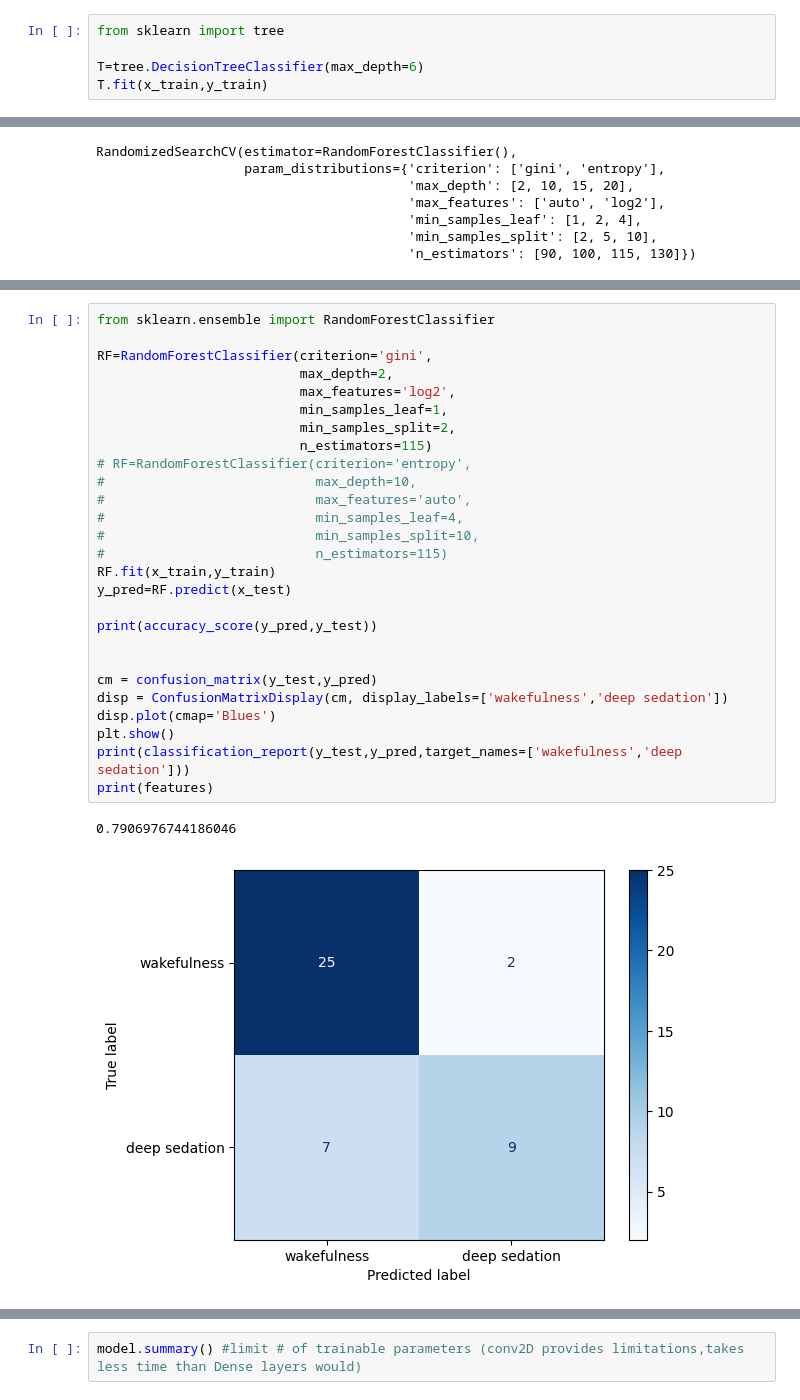
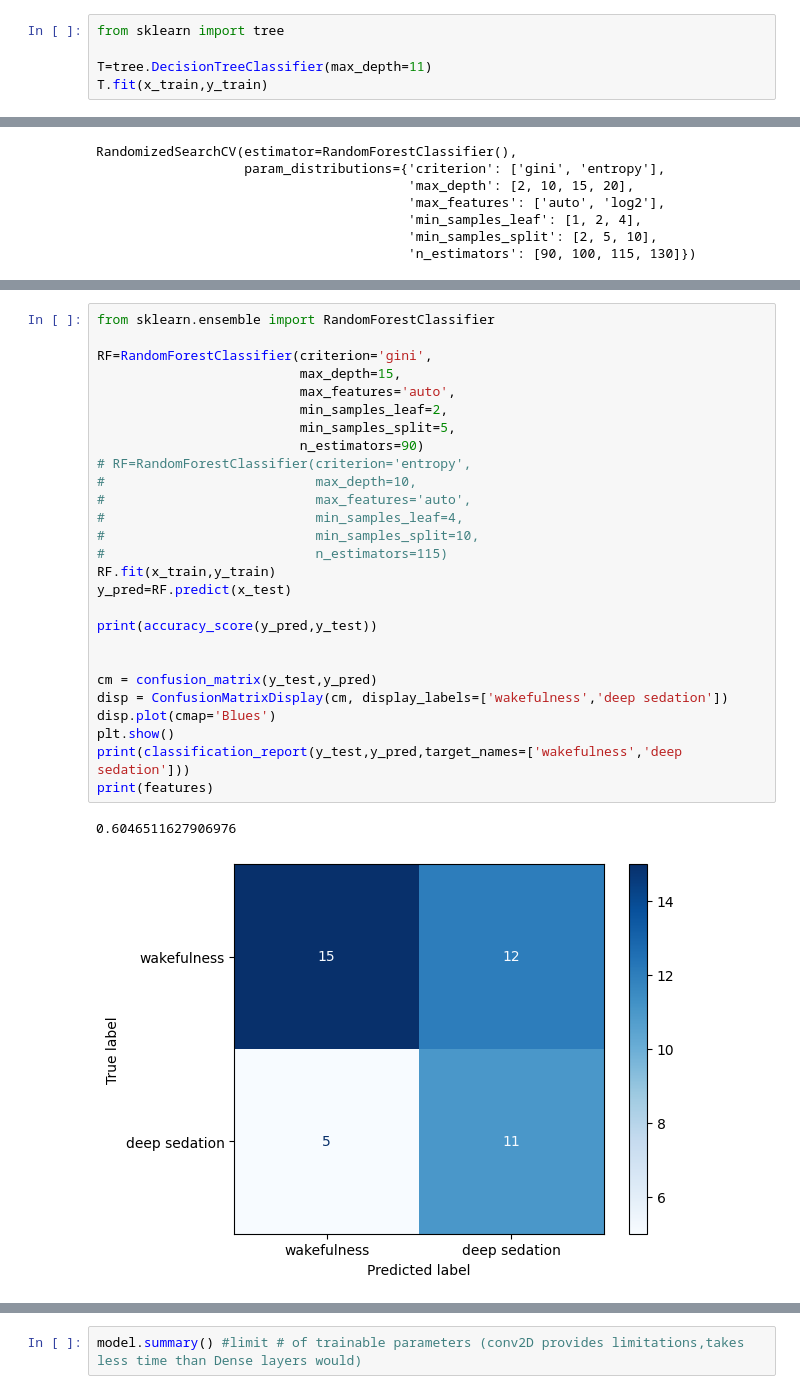
Before and after one commit to kangelaa/honors-thesis, a Jupyter notebook: HThesis_SVMModel_HudetzHoldout.ipynb, the cells around one changed output, grey strips where cells are left out. Drawn from its saved outputs; the diff is of its cells as text.

```diff
--- a/HThesis_SVMModel_HudetzHoldout.ipynb
+++ b/HThesis_SVMModel_HudetzHoldout.ipynb
@@ -555,6 +553,6 @@ grid_search.best_params_
 # %%
 from sklearn import tree
 
-T=tree.DecisionTreeClassifier(max_depth=6)
+T=tree.DecisionTreeClassifier(max_depth=11)
 T.fit(x_train,y_train)
 # %% [output]
@@ -703,32 +701,32 @@ grid_search.best_params_
 # %%
 from sklearn.ensemble import RandomForestClassifier
 
 RF=RandomForestClassifier(criterion='gini',
-                          max_depth=2,
-                          max_features='log2',
-                          min_samples_leaf=1,
-                          min_samples_split=2,
-                          n_estimators=115)
+                          max_depth=15,
+                          max_features='auto',
+                          min_samples_leaf=2,
+                          min_samples_split=5,
+                          n_estimators=90)
 # RF=RandomForestClassifier(criterion='entropy',
 #                           max_depth=10,
 #                           max_features='auto',
 #                           min_samples_leaf=4,
 #                           min_samples_split=10,
 #                           n_estimators=115)
 RF.fit(x_train,y_train)
 y_pred=RF.predict(x_test)
 
 print(accuracy_score(y_pred,y_test))
 
 
 cm = confusion_matrix(y_test,y_pred)
 disp = ConfusionMatrixDisplay(cm, display_labels=['wakefulness','deep sedation'])
 disp.plot(cmap='Blues')
 plt.show()
 print(classification_report(y_test,y_pred,target_names=['wakefulness','deep sedation']))
 print(features)
 # %% [output]
-0.7906976744186046
+0.6046511627906976
-[figure, old version]
+[figure, new version]
                precision    recall  f1-score   support
 
```
Also changed, not shown: parts of 7 cells of this notebook.
